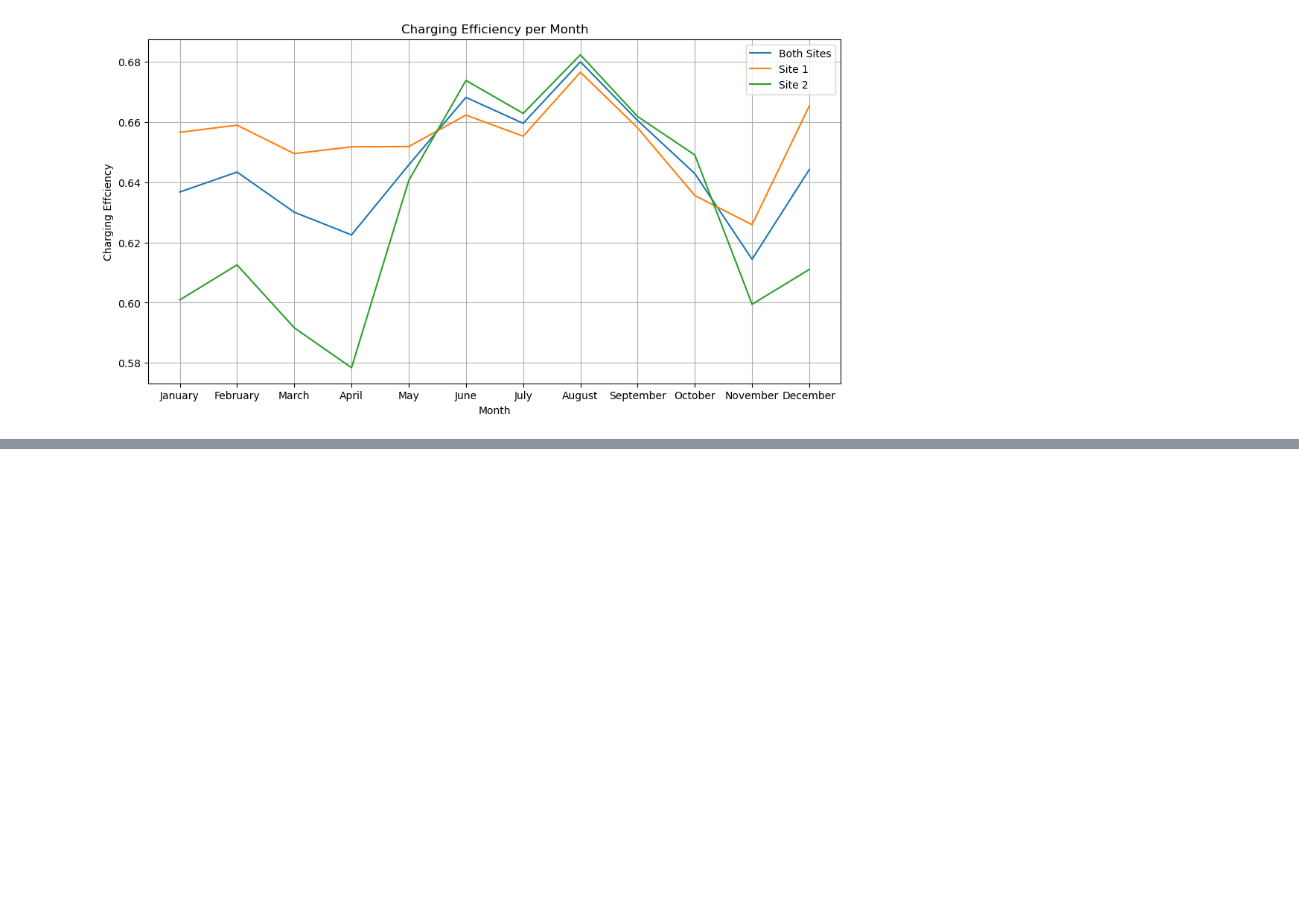
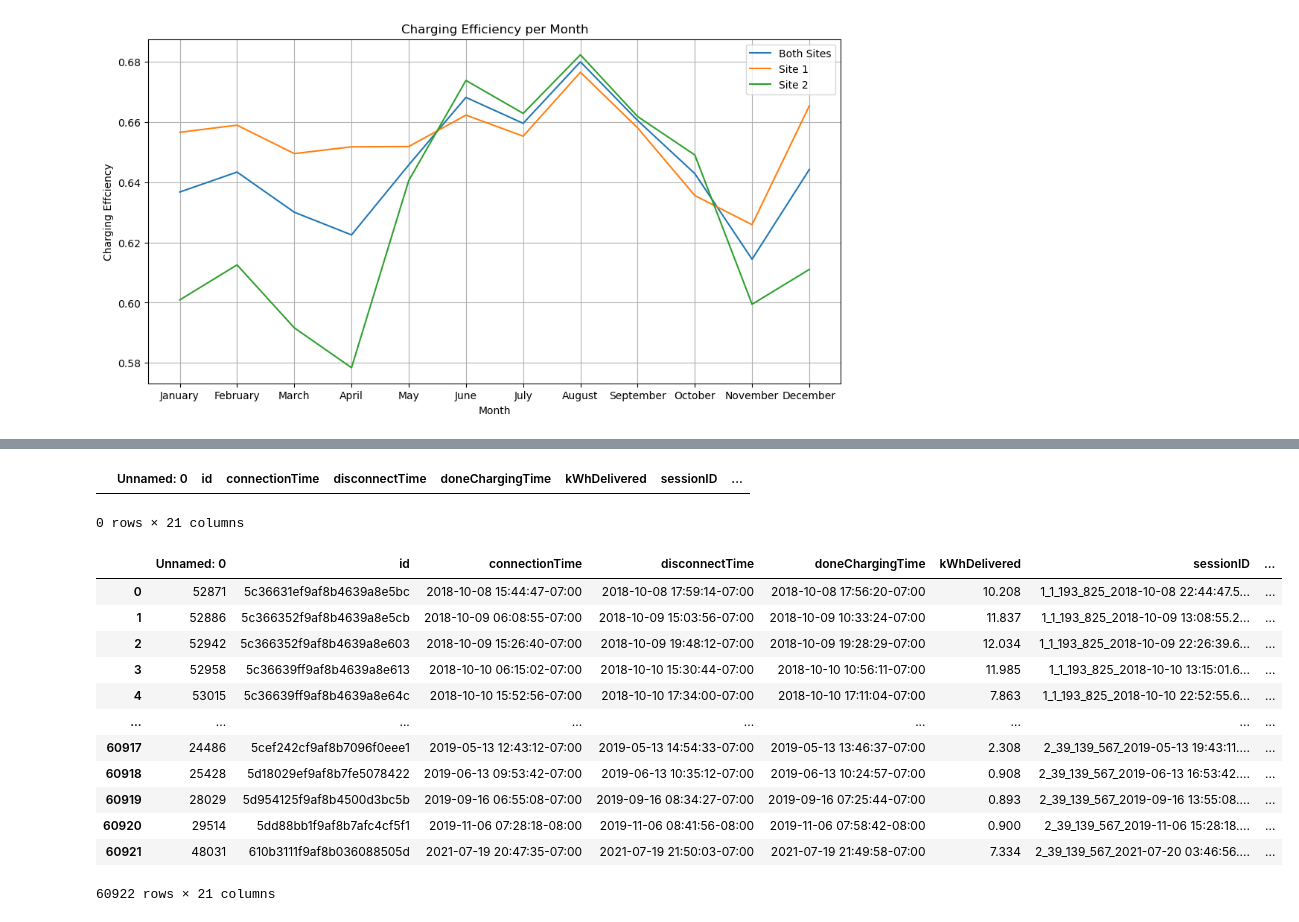
Before and after one commit to JakobJetter/AA_Project_WS2526, a Jupyter notebook: 02_Descriptive_Analytics/key_performance_indicators.ipynb, the cells around one changed output, grey strips where cells are left out. Cells and saved outputs as stored; diff of their text form; code cells hidden in the pictures; blank space fills up the shorter version.

```diff
--- a/02_Descriptive_Analytics/key_performance_indicators.ipynb
+++ b/02_Descriptive_Analytics/key_performance_indicators.ipynb
@@ -295,0 +236,44 @@ plt.show()
+# %%
+def is_chronologically_sorted(user_input_list):
+    # NaN is seen as correctly sorted
+    if pd.isna(user_input_list):
+        return True
+
+    # empty list is seen as correctly sorted
+    if not user_input_list:
+        return True
+
+    try:
+        # check chronological sorting of filled lists
+        dates = [entry["modifiedAt"] for entry in user_input_list if "modifiedAt" in entry]
+
+        if len(dates) <= 1:
+            return True
+
+        return dates == sorted(dates)
+
+    except Exception:
+        return False
+
+charging_data["userInput_sorted"] = charging_data["userInputs"].apply(is_chronologically_sorted)
+# %%
+charging_data[~charging_data["userInput_sorted"]]
+# %% [output]
+|  | Unnamed: 0 | id | connectionTime | disconnectTime | doneChargingTime | kWhDelivered | sessionID | ... |
+0 rows × 21 columns
+# %%
+charging_data[charging_data["userInput_sorted"]]
+# %% [output]
+|  | Unnamed: 0 | id | connectionTime | disconnectTime | doneChargingTime | kWhDelivered | sessionID | ... |
+| 0 | 52871 | 5c36631ef9af8b4639a8e5bc | 2018-10-08 15:44:47-07:00 | 2018-10-08 17:59:14-07:00 | 2018-10-08 17:56:20-07:00 | 10.208 | 1_1_193_825_2018-10-08 22:44:47.5... | ... |
+| 1 | 52886 | 5c366352f9af8b4639a8e5cb | 2018-10-09 06:08:55-07:00 | 2018-10-09 15:03:56-07:00 | 2018-10-09 10:33:24-07:00 | 11.837 | 1_1_193_825_2018-10-09 13:08:55.2... | ... |
+| 2 | 52942 | 5c366352f9af8b4639a8e603 | 2018-10-09 15:26:40-07:00 | 2018-10-09 19:48:12-07:00 | 2018-10-09 19:28:29-07:00 | 12.034 | 1_1_193_825_2018-10-09 22:26:39.6... | ... |
+| 3 | 52958 | 5c36639ff9af8b4639a8e613 | 2018-10-10 06:15:02-07:00 | 2018-10-10 15:30:44-07:00 | 2018-10-10 10:56:11-07:00 | 11.985 | 1_1_193_825_2018-10-10 13:15:01.6... | ... |
+| 4 | 53015 | 5c36639ff9af8b4639a8e64c | 2018-10-10 15:52:56-07:00 | 2018-10-10 17:34:00-07:00 | 2018-10-10 17:11:04-07:00 | 7.863 | 1_1_193_825_2018-10-10 22:52:55.6... | ... |
+| ... | ... | ... | ... | ... | ... | ... | ... | ... |
+| 60917 | 24486 | 5cef242cf9af8b7096f0eee1 | 2019-05-13 12:43:12-07:00 | 2019-05-13 14:54:33-07:00 | 2019-05-13 13:46:37-07:00 | 2.308 | 2_39_139_567_2019-05-13 19:43:11.... | ... |
+| 60918 | 25428 | 5d18029ef9af8b7fe5078422 | 2019-06-13 09:53:42-07:00 | 2019-06-13 10:35:12-07:00 | 2019-06-13 10:24:57-07:00 | 0.908 | 2_39_139_567_2019-06-13 16:53:42.... | ... |
+| 60919 | 28029 | 5d954125f9af8b4500d3bc5b | 2019-09-16 06:55:08-07:00 | 2019-09-16 08:34:27-07:00 | 2019-09-16 07:25:44-07:00 | 0.893 | 2_39_139_567_2019-09-16 13:55:08.... | ... |
+| 60920 | 29514 | 5dd88bb1f9af8b7afc4cf5f1 | 2019-11-06 07:28:18-08:00 | 2019-11-06 08:41:56-08:00 | 2019-11-06 07:58:42-08:00 | 0.900 | 2_39_139_567_2019-11-06 15:28:18.... | ... |
+| 60921 | 48031 | 610b3111f9af8b036088505d | 2021-07-19 20:47:35-07:00 | 2021-07-19 21:50:03-07:00 | 2021-07-19 21:49:58-07:00 | 7.334 | 2_39_139_567_2021-07-20 03:46:56.... | ... |
+60922 rows × 21 columns
```
Also changed, not shown: parts of 24 cells of this notebook.
